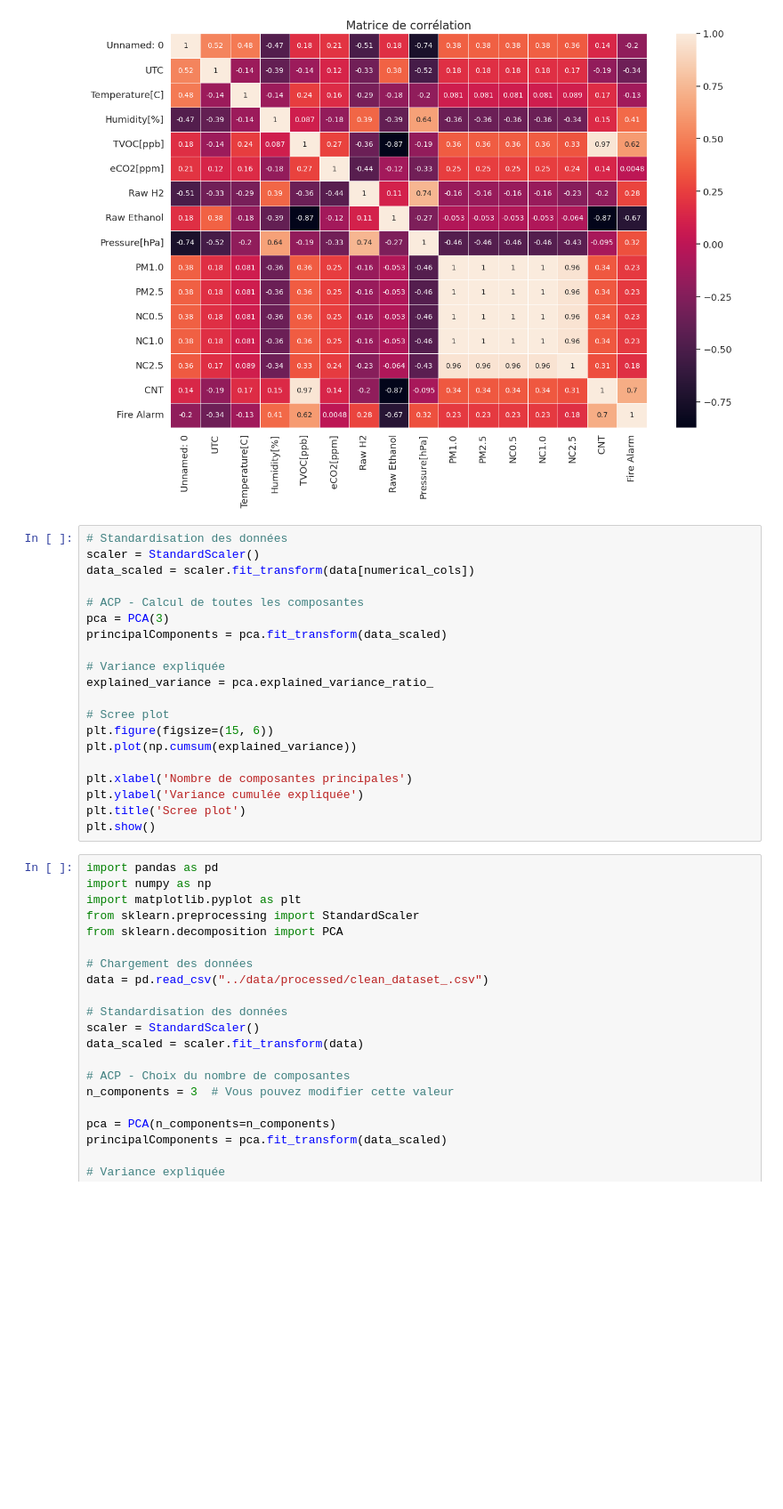
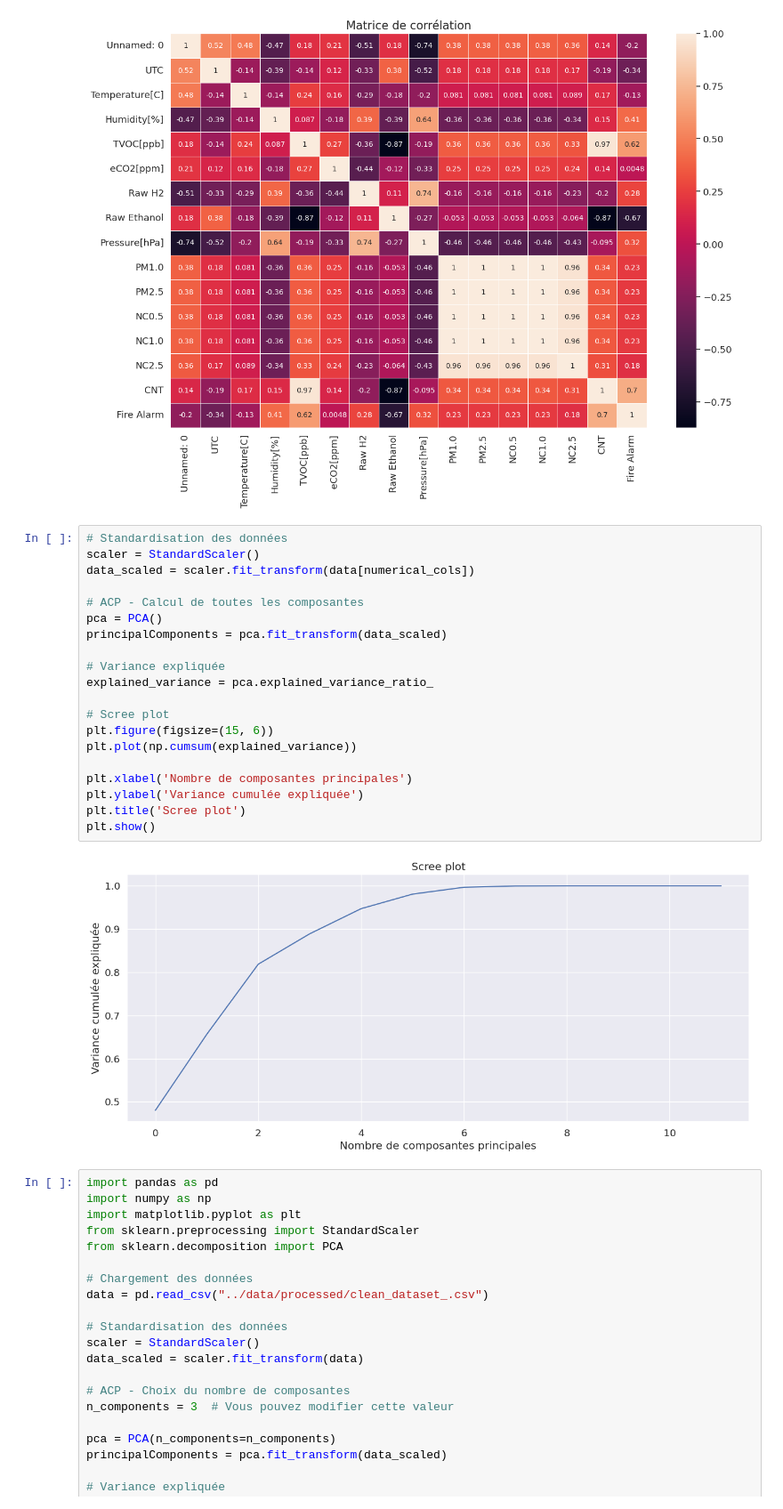
Before and after one commit to albertboo9/Syst-me_D-tection_Incendie, a Jupyter notebook: machine_learning/notebooks/exploration_donnees.ipynb, the cells around one changed output. Shown at 89% size. Cells and saved outputs as stored; diff of their text form; blank space fills up the shorter version.

```diff
--- a/machine_learning/notebooks/exploration_donnees.ipynb
+++ b/machine_learning/notebooks/exploration_donnees.ipynb
@@ -120,23 +120,25 @@ max        1.000000
 # %%
 # Standardisation des données
 scaler = StandardScaler()
 data_scaled = scaler.fit_transform(data[numerical_cols])
 
 # ACP - Calcul de toutes les composantes
-pca = PCA(3)
+pca = PCA()
 principalComponents = pca.fit_transform(data_scaled)
 
 # Variance expliquée
 explained_variance = pca.explained_variance_ratio_
 
 # Scree plot
 plt.figure(figsize=(15, 6))
 plt.plot(np.cumsum(explained_variance))
 
 plt.xlabel('Nombre de composantes principales')
 plt.ylabel('Variance cumulée expliquée')
 plt.title('Scree plot')
 plt.show()
+# %% [output]
+[figure, added]
 # %%
 import pandas as pd
 import numpy as np
```
